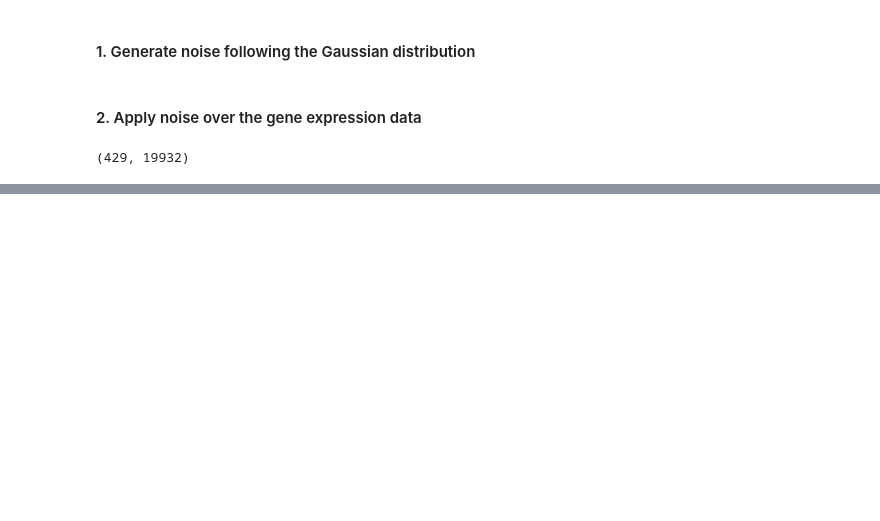
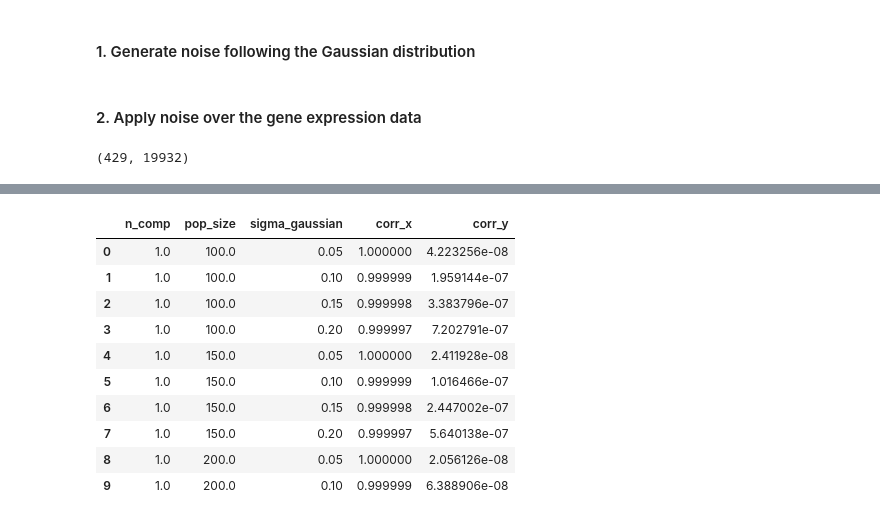
Before and after one commit to gagneurlab/rep, a Jupyter notebook: notebooks/preprocessing/7_effective_dim_of_pca.ipynb, the cells around one changed output, grey strips where cells are left out. Drawn from its saved outputs; the diff is of its cells as text; code cells hidden in the pictures; blank space fills up the shorter version.

```diff
--- a/notebooks/preprocessing/7_effective_dim_of_pca.ipynb
+++ b/notebooks/preprocessing/7_effective_dim_of_pca.ipynb
@@ -117 +126,18 @@ eff_dim_data.to_csv(index=False)
+# %%
+df1 = eff_copy.groupby(['n_comp', 'pop_size','sigma_gaussian']).mean().reset_index()
+df2 = eff_copy.groupby(['n_comp', 'pop_size','sigma_gaussian']).std().reset_index()
+df = pd.merge(df1, df2, on=['n_comp','pop_size','sigma_gaussian'], how='inner')
+df[:10]
+# %% [output]
+|  | n_comp | pop_size | sigma_gaussian | corr_x | corr_y |
+| 0 | 1.0 | 100.0 | 0.05 | 1.000000 | 4.223256e-08 |
+| 1 | 1.0 | 100.0 | 0.10 | 0.999999 | 1.959144e-07 |
+| 2 | 1.0 | 100.0 | 0.15 | 0.999998 | 3.383796e-07 |
+| 3 | 1.0 | 100.0 | 0.20 | 0.999997 | 7.202791e-07 |
+| 4 | 1.0 | 150.0 | 0.05 | 1.000000 | 2.411928e-08 |
+| 5 | 1.0 | 150.0 | 0.10 | 0.999999 | 1.016466e-07 |
+| 6 | 1.0 | 150.0 | 0.15 | 0.999998 | 2.447002e-07 |
+| 7 | 1.0 | 150.0 | 0.20 | 0.999997 | 5.640138e-07 |
+| 8 | 1.0 | 200.0 | 0.05 | 1.000000 | 2.056126e-08 |
+| 9 | 1.0 | 200.0 | 0.10 | 0.999999 | 6.388906e-08 |
 # %%
```
Also changed, not shown: parts of 7 cells of this notebook.
